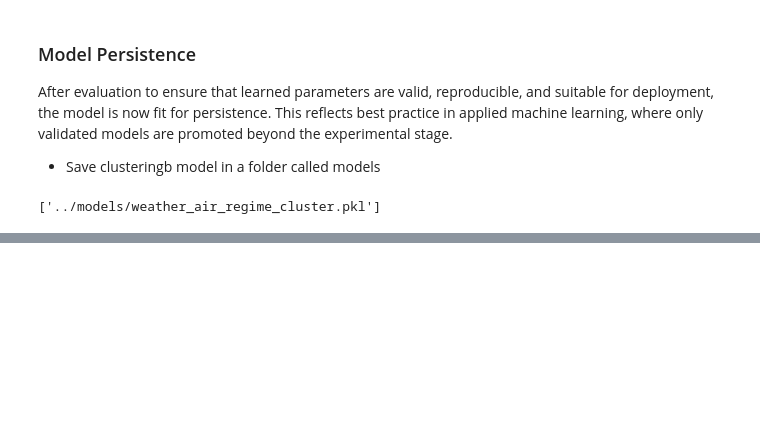
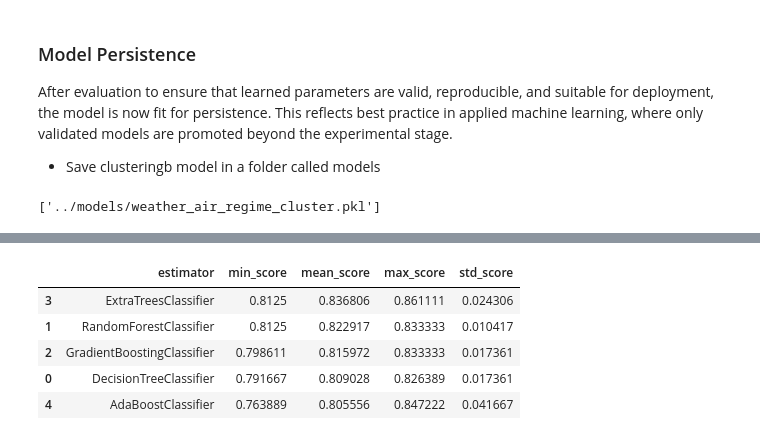
Before and after one commit to arphaxad1985/air_quality_analysis, a Jupyter notebook: notebooks/04_etl_modeling.ipynb, the cells around one changed output, grey strips where cells are left out. Drawn from its saved outputs; the diff is of its cells as text; code cells hidden in the pictures; blank space fills up the shorter version.

```diff
--- a/notebooks/04_etl_modeling.ipynb
+++ b/notebooks/04_etl_modeling.ipynb
@@ -709,0 +775,10 @@ Multiclass Prediction of Engineered AQI Risk Levels
+# %%
+from sklearn.model_selection import train_test_split
+X_train, X_test,y_train, y_test = train_test_split(
+                                    X.drop(['us_aqi', 'AQI_risk'],axis=1),
+                                    X['AQI_risk'],
+                                    test_size=0.2,
+                                    random_state=101
+                                    )
+
+print("* Train set:", X_train.shape, y_train.shape, "\n* Test set:", X_test.shape, y_test.shape)
@@ -709,0 +878,8 @@ Multiclass Prediction of Engineered AQI Risk Levels
+# %%
+models_search = {
+    "DecisionTreeClassifier":DecisionTreeClassifier(random_state=0),
+    "RandomForestClassifier":RandomForestClassifier(random_state=0),
+    "GradientBoostingClassifier":GradientBoostingClassifier(random_state=0),
+    "ExtraTreesClassifier":ExtraTreesClassifier(random_state=0),
+    "AdaBoostClassifier":AdaBoostClassifier(random_state=0),
+}
@@ -709,0 +895,15 @@ Multiclass Prediction of Engineered AQI Risk Levels
+# %%
+#### ii) Using a second dictionary that relates to hyperparameter values, and we set it to default
+params_search = {
+    "DecisionTreeClassifier":{},
+    "RandomForestClassifier":{},
+    "GradientBoostingClassifier":{},
+    "ExtraTreesClassifier":{},
+    "AdaBoostClassifier":{},
+}
+# %%
+search = HyperparameterOptimizationSearch(models=models_search, params=params_search)
+search.fit(X_train, y_train,
+           scoring='accuracy',
+           n_jobs=-1, # use all processors, but one
+           cv=2)
@@ -709,0 +930,10 @@ Multiclass Prediction of Engineered AQI Risk Levels
+# %%
+grid_search_summary, grid_search_pipelines = search.score_summary(sort_by='mean_score')
+grid_search_summary
+# %% [output]
+|  | estimator | min_score | mean_score | max_score | std_score |
+| 3 | ExtraTreesClassifier | 0.8125 | 0.836806 | 0.861111 | 0.024306 |
+| 1 | RandomForestClassifier | 0.8125 | 0.822917 | 0.833333 | 0.010417 |
+| 2 | GradientBoostingClassifier | 0.798611 | 0.815972 | 0.833333 | 0.017361 |
+| 0 | DecisionTreeClassifier | 0.791667 | 0.809028 | 0.826389 | 0.017361 |
+| 4 | AdaBoostClassifier | 0.763889 | 0.805556 | 0.847222 | 0.041667 |
```
Also changed, not shown: parts of 33 cells of this notebook.
